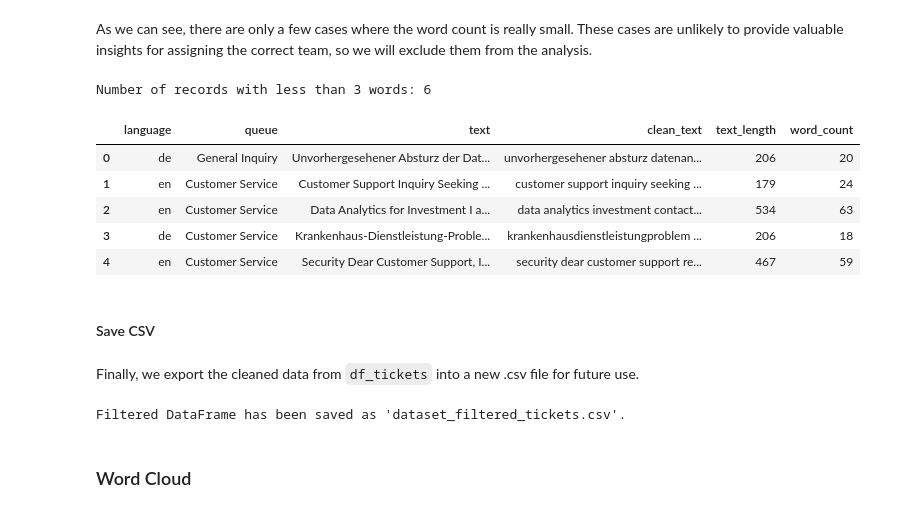
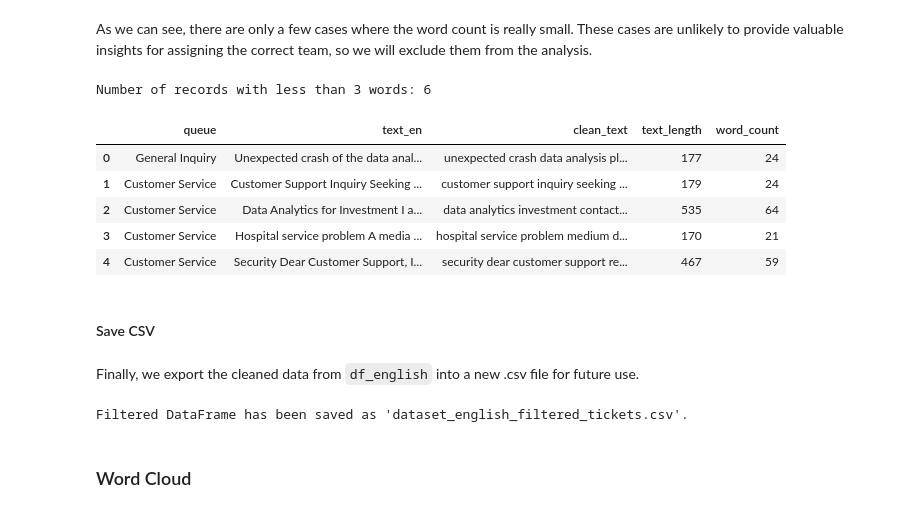
Before and after one commit to margavera/Customer-IT-Support-Text-Classification, a Jupyter notebook: notebooks/EDA.ipynb, the cells around one changed output. Drawn from its saved outputs; the diff is of its cells as text; code cells hidden in the pictures.

```diff
--- a/notebooks/EDA.ipynb
+++ b/notebooks/EDA.ipynb
@@ -190,0 +286,2 @@ With the function `preprocess_text` we intend to achieve clean text by following
+# %%
+df_english = df_english_initial[['queue','text_en']].copy()
@@ -191,6 +297,6 @@ With the function `preprocess_text` we intend to achieve clean text by following
 # %%
 # Apply preprocessing function to the dataset
-df_tickets['clean_text'] = df_tickets.apply(
-    lambda row: preprocess_text(row['text'], row['language']), axis=1
+df_english['clean_text'] = df_english.apply(
+    lambda row: preprocess_text(row['text_en']), axis=1
 )
 # %%
@@ -293,6 +398,6 @@ To remove this, we have chosen to set a threshold of 3 occurrences, removing the
 # %%
 # Calculate text length (number of characters) for each text entry
-df_tickets['text_length'] = df_tickets['clean_text'].apply(len)
+df_english['text_length'] = df_english['clean_text'].apply(len)
 # %%
 sns.set(style="whitegrid")
 plt.figure(figsize=(10, 6))
@@ -307,6 +412,6 @@ plt.show()
 # %%
-# Calculate the number of words in each text entry
-df_tickets['word_count'] = df_tickets['clean_text'].apply(lambda x: len(x.split()))
+# Calculate the number of words in each English text entry
+df_english['word_count'] = df_english['clean_text'].apply(lambda x: len(x.split()))
 # %%
 sns.set(style="whitegrid")
 plt.figure(figsize=(10, 6))
@@ -366,36 +470,36 @@ Number of records with less than 3 words: 6
 As we can see, there are only a few cases where the word count is really small. These cases are unlikely to provide valuable insights for assigning the correct team, so we will exclude them from the analysis.
 # %%
 # Drop rows where the word_count is less than 3
-df_filtered = df_tickets[df_tickets['word_count'] >= 3]
-num_short_texts = df_tickets.shape[0] - df_filtered.shape[0]
-df_tickets = df_filtered
+df_filtered = df_english[df_english['word_count'] >= 3]
+num_short_texts = df_english.shape[0] - df_filtered.shape[0]
+df_english = df_filtered
 
 print(f"Number of records with less than 3 words: {num_short_texts}")
 
-df_tickets.head()
+df_english.head()
 # %% [output]
 Number of records with less than 3 words: 6
-|  | language | queue | text | clean_text | text_length | word_count |
-| 0 | de | General Inquiry | Unvorhergesehener Absturz der Dat... | unvorhergesehener absturz datenan... | 206 | 20 |
-| 1 | en | Customer Service | Customer Support Inquiry Seeking ... | customer support inquiry seeking ... | 179 | 24 |
-| 2 | en | Customer Service | Data Analytics for Investment I a... | data analytics investment contact... | 534 | 63 |
-| 3 | de | Customer Service | Krankenhaus-Dienstleistung-Proble... | krankenhausdienstleistungproblem ... | 206 | 18 |
-| 4 | en | Customer Service | Security Dear Customer Support, I... | security dear customer support re... | 467 | 59 |
+|  | queue | text_en | clean_text | text_length | word_count |
+| 0 | General Inquiry | Unexpected crash of the data anal... | unexpected crash data analysis pl... | 177 | 24 |
+| 1 | Customer Service | Customer Support Inquiry Seeking ... | customer support inquiry seeking ... | 179 | 24 |
+| 2 | Customer Service | Data Analytics for Investment I a... | data analytics investment contact... | 535 | 64 |
+| 3 | Customer Service | Hospital service problem A media ... | hospital service problem medium d... | 170 | 21 |
+| 4 | Customer Service | Security Dear Customer Support, I... | security dear customer support re... | 467 | 59 |
 # %% [markdown]
 #### Save CSV
 # %% [markdown]
-Finally, we export the cleaned data from `df_tickets` into a new .csv file for future use.
+Finally, we export the cleaned data from `df_english` into a new .csv file for future use.
 # %%
-df_filtered.to_csv(
-    path_or_buf=os.path.join("../data", "dataset_filtered_tickets.csv"),
+df_tickets.to_csv(
+    path_or_buf=os.path.join("../data", "dataset_english_filtered_tickets.csv"),
     sep=";",
     quoting=csv.QUOTE_ALL,
     index=False
 )
 
-print("Filtered DataFrame has been saved as 'dataset_filtered_tickets.csv'.")
+print("Filtered DataFrame has been saved as 'dataset_english_filtered_tickets.csv'.")
 # %% [output]
-Filtered DataFrame has been saved as 'dataset_filtered_tickets.csv'.
+Filtered DataFrame has been saved as 'dataset_english_filtered_tickets.csv'.
 # %% [markdown]
 ### Word Cloud
 # %% [markdown]
```
Also changed, not shown: parts of 35 cells of this notebook, 4 other files.
